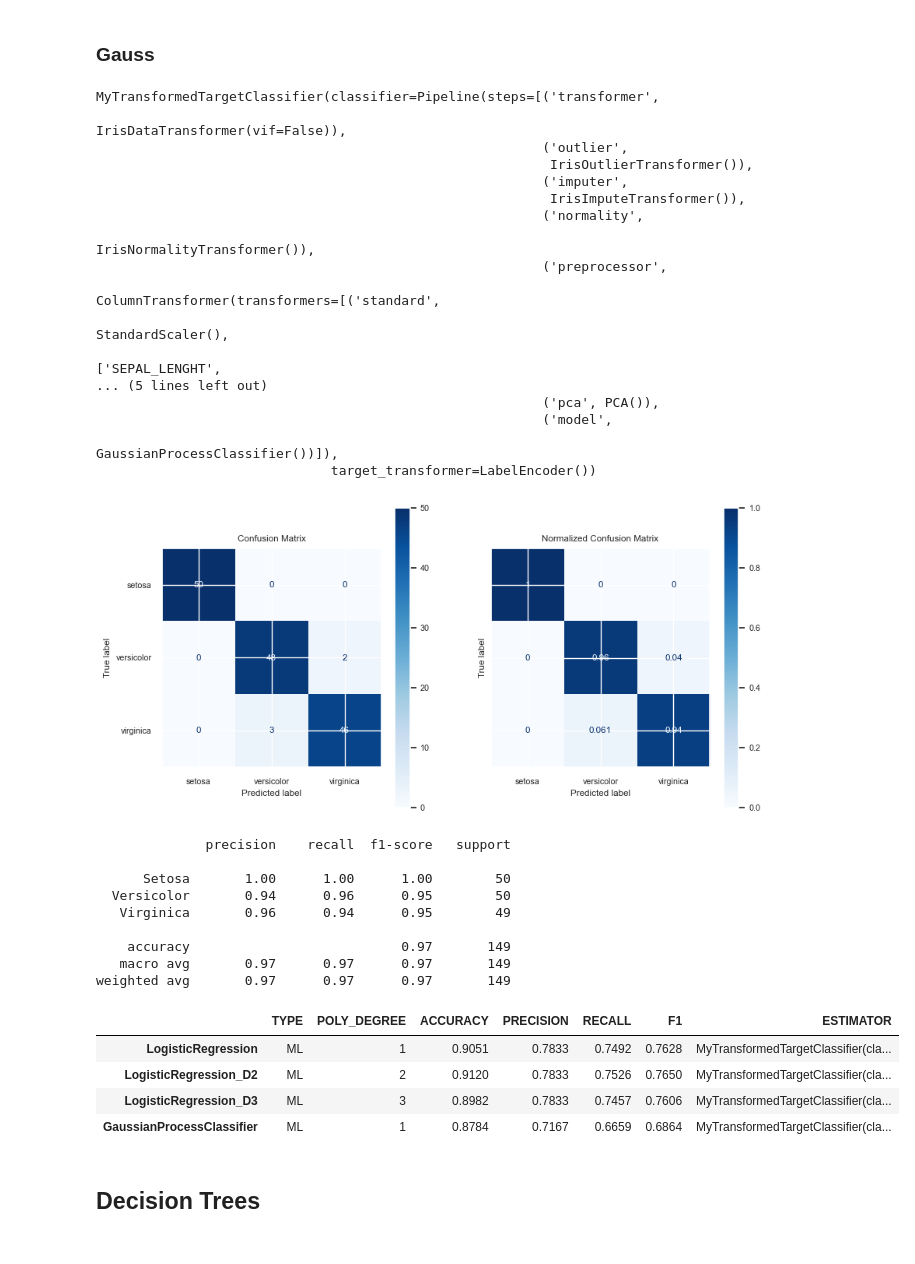
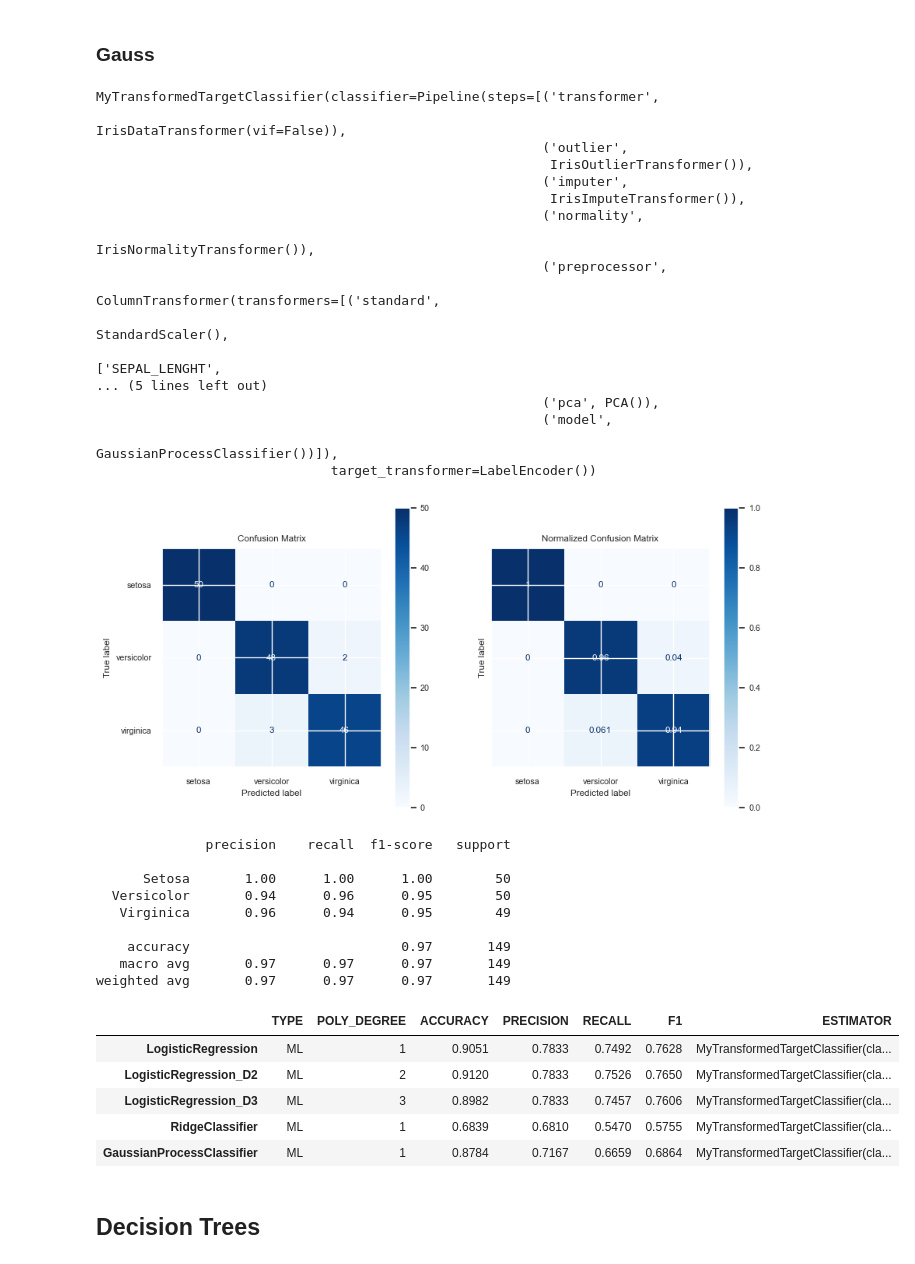
Before and after one commit to kike1985/Machine-Learning, a Jupyter notebook: 0201_Classification_Iris.ipynb, the cells around one changed output. Drawn from its saved outputs; the diff is of its cells as text; code cells hidden in the pictures.

```diff
--- a/0201_Classification_Iris.ipynb
+++ b/0201_Classification_Iris.ipynb
@@ -1013,7 +1014,7 @@ def my_catplot(x, y, hue, estimator, kind, orient, show, file_name):
         x, y = y, x
 
     chart = sns.catplot(data=df, x=x, y=y, hue=hue, estimator=estimator, kind=kind,
-                        orient=orient, errorbar=None, height=6, aspect=2.5)
+                        orient=orient, errorbar=None, height=6, aspect=1.5)
     chart.despine(left=True)
 
     if estimator == 'count':
@@ -1036,7 +1037,7 @@ def my_pie(col, show, file_name):
         print('No existen variables categóricas.')
         return
 
-    plt.rcParams['figure.figsize'] = (8, 8)
+    plt.rcParams['figure.figsize'] = (6, 6)
 
     labels = df[col].value_counts().index.values
     sizes = df[col].value_counts().values
@@ -1814,39 +1854,40 @@ weighted avg       0.99      0.99      0.99       149
 # %% [markdown]
 ### Gauss
 # %%
-clf = my_grid_search_cv(model=GaussianProcessClassifier(), X=df, y=targets, results=results, param_grid={})
+gauss = my_grid_search_cv(model=GaussianProcessClassifier(), X=df, y=targets, results=results, param_grid={})
 # %% [output]
 MyTransformedTargetClassifier(classifier=Pipeline(steps=[('transformer',
                                                           IrisDataTransformer(vif=False)),
                                                          ('outlier',
                                                           IrisOutlierTransformer()),
                                                          ('imputer',
                                                           IrisImputeTransformer()),
                                                          ('normality',
                                                           IrisNormalityTransformer()),
                                                          ('preprocessor',
                                                           ColumnTransformer(transformers=[('standard',
                                                                                            StandardScaler(),
                                                                                            ['SEPAL_LENGHT',
 ... (5 lines left out)
                                                          ('pca', PCA()),
                                                          ('model',
                                                           GaussianProcessClassifier())]),
                               target_transformer=LabelEncoder())
 [figure]
               precision    recall  f1-score   support
 
       Setosa       1.00      1.00      1.00        50
   Versicolor       0.94      0.96      0.95        50
    Virginica       0.96      0.94      0.95        49
 
     accuracy                           0.97       149
    macro avg       0.97      0.97      0.97       149
 weighted avg       0.97      0.97      0.97       149
 |  | TYPE | POLY_DEGREE | ACCURACY | PRECISION | RECALL | F1 | ESTIMATOR |
 | LogisticRegression | ML | 1 | 0.9051 | 0.7833 | 0.7492 | 0.7628 | MyTransformedTargetClassifier(cla... |
 | LogisticRegression_D2 | ML | 2 | 0.9120 | 0.7833 | 0.7526 | 0.7650 | MyTransformedTargetClassifier(cla... |
 | LogisticRegression_D3 | ML | 3 | 0.8982 | 0.7833 | 0.7457 | 0.7606 | MyTransformedTargetClassifier(cla... |
+| RidgeClassifier | ML | 1 | 0.6839 | 0.6810 | 0.5470 | 0.5755 | MyTransformedTargetClassifier(cla... |
 | GaussianProcessClassifier | ML | 1 | 0.8784 | 0.7167 | 0.6659 | 0.6864 | MyTransformedTargetClassifier(cla... |
 # %% [markdown]
 ## Decision Trees
```
Also changed, not shown: parts of 34 cells of this notebook, 3 other files.
